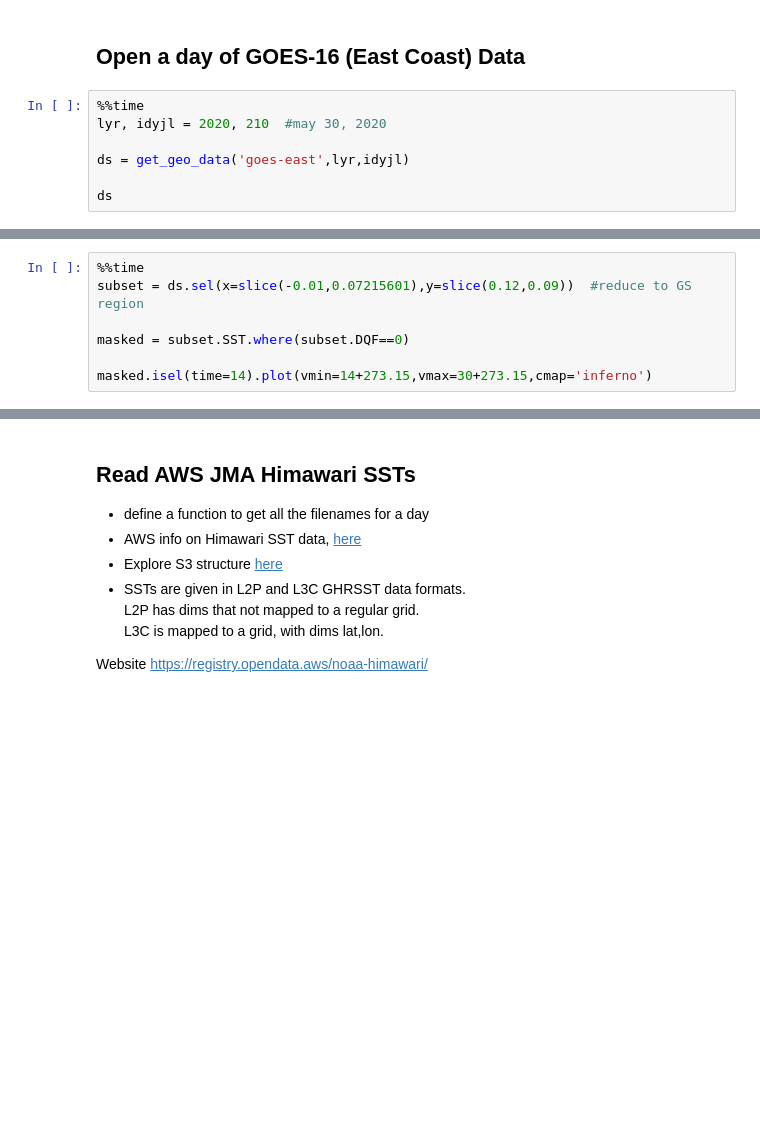
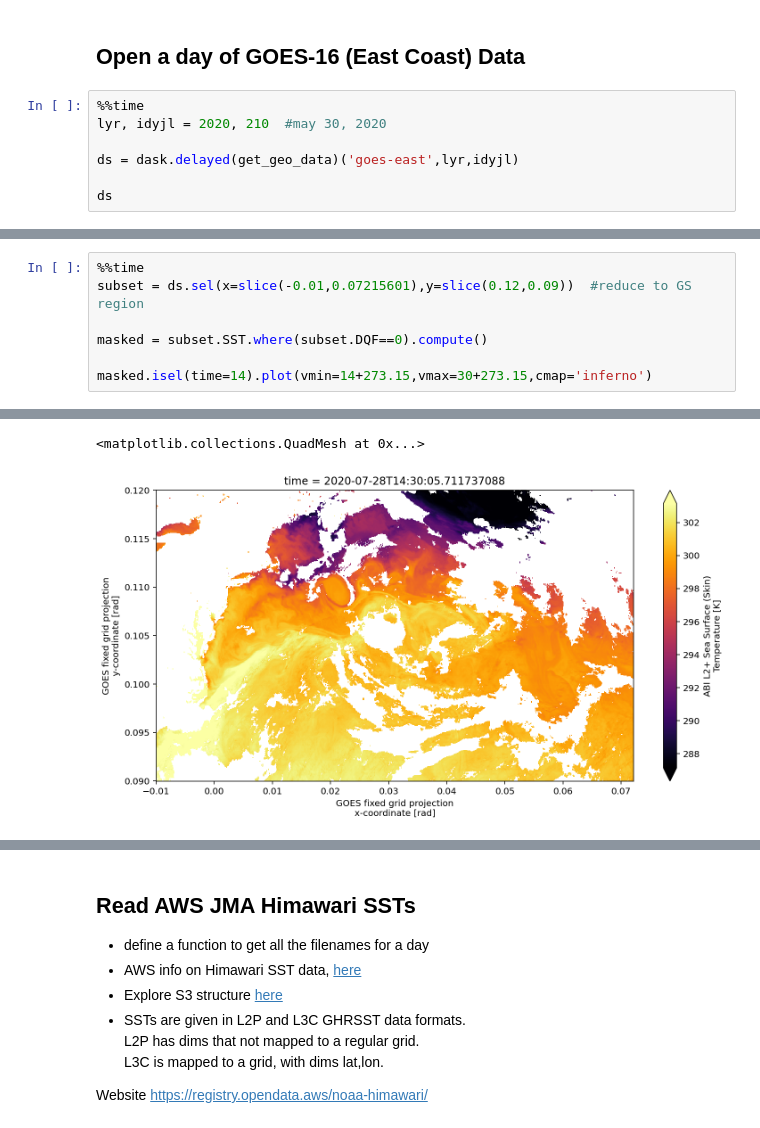
Before and after one commit to pangeo-gallery/osm2020tutorial, a Jupyter notebook: AWS-notebooks/aws_access_SST_data_examples_results.ipynb, the cells around one changed output, grey strips where cells are left out. Cells and saved outputs as stored; diff of their text form; blank space fills up the shorter version.

Commit message:
updates to dask decor

```diff
--- a/AWS-notebooks/aws_access_SST_data_examples_results.ipynb
+++ b/AWS-notebooks/aws_access_SST_data_examples_results.ipynb
@@ -378,6 +379,6 @@ def get_geo_data(sat,lyr,idyjl):
 %%time
 lyr, idyjl = 2020, 210  #may 30, 2020
 
-ds = get_geo_data('goes-east',lyr,idyjl)
+ds = dask.delayed(get_geo_data)('goes-east',lyr,idyjl)
 
 ds
@@ -385,6 +390,7 @@ ds
 %%time
 subset = ds.sel(x=slice(-0.01,0.07215601),y=slice(0.12,0.09))  #reduce to GS region
 
-masked = subset.SST.where(subset.DQF==0)
+masked = subset.SST.where(subset.DQF==0).compute()
 
 masked.isel(time=14).plot(vmin=14+273.15,vmax=30+273.15,cmap='inferno')
+# %% [output]
@@ -391 +399,3 @@ masked.isel(time=14).plot(vmin=14+273.15,vmax=30+273.15,cmap='inferno')
+<matplotlib.collections.QuadMesh at 0x...>
+[figure, added]
 # %%
```
Also changed, not shown: parts of 13 cells of this notebook, 1 other file.
